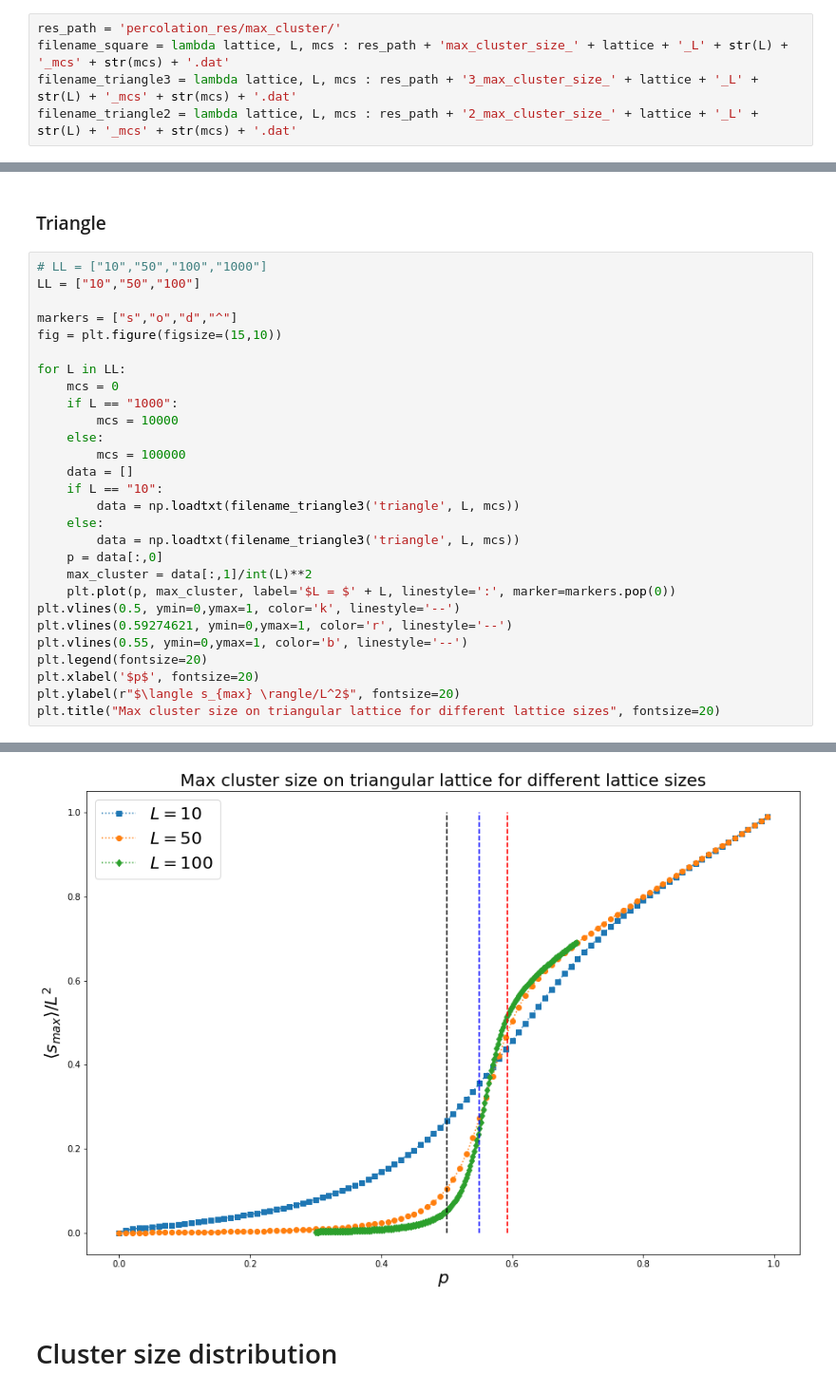
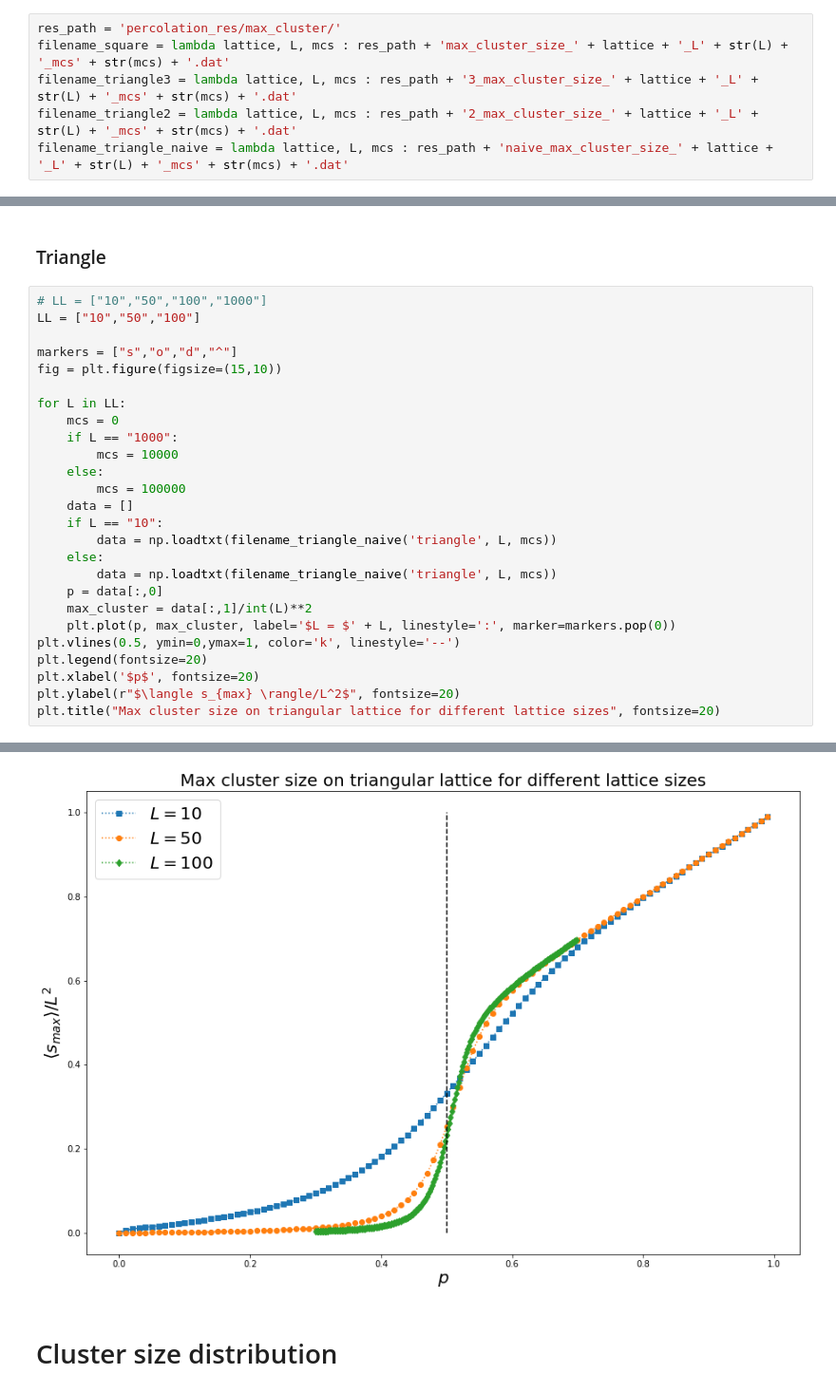
Before and after one commit to JakubPawlowskii/complex_systems, a Jupyter notebook: list1/percolation.ipynb, the cells around one changed output, grey strips where cells are left out. Shown: that part at 95% size. Saved outputs shown, nothing was run; the diff lists cells and outputs as text.

```diff
--- a/list1/percolation.ipynb
+++ b/list1/percolation.ipynb
@@ -65,6 +65,7 @@ res_path = 'percolation_res/max_cluster/'
 filename_square = lambda lattice, L, mcs : res_path + 'max_cluster_size_' + lattice + '_L' + str(L) + '_mcs' + str(mcs) + '.dat'
 filename_triangle3 = lambda lattice, L, mcs : res_path + '3_max_cluster_size_' + lattice + '_L' + str(L) + '_mcs' + str(mcs) + '.dat'
 filename_triangle2 = lambda lattice, L, mcs : res_path + '2_max_cluster_size_' + lattice + '_L' + str(L) + '_mcs' + str(mcs) + '.dat'
+filename_triangle_naive = lambda lattice, L, mcs : res_path + 'naive_max_cluster_size_' + lattice + '_L' + str(L) + '_mcs' + str(mcs) + '.dat'
 # %% [markdown]
 ### Square
 # %%
@@ -97,34 +98,32 @@ Text(0.5, 1.0, 'Max cluster size on square lattice for different lattice sizes')
 # %%
 # LL = ["10","50","100","1000"]
 LL = ["10","50","100"]
 
 markers = ["s","o","d","^"]
 fig = plt.figure(figsize=(15,10))
 
 for L in LL:
     mcs = 0
     if L == "1000":
         mcs = 10000
     else:
         mcs = 100000
     data = []
     if L == "10":
-        data = np.loadtxt(filename_triangle3('triangle', L, mcs))
+        data = np.loadtxt(filename_triangle_naive('triangle', L, mcs))
     else:
-        data = np.loadtxt(filename_triangle3('triangle', L, mcs))
+        data = np.loadtxt(filename_triangle_naive('triangle', L, mcs))
     p = data[:,0]
     max_cluster = data[:,1]/int(L)**2
     plt.plot(p, max_cluster, label='$L = $' + L, linestyle=':', marker=markers.pop(0))
 plt.vlines(0.5, ymin=0,ymax=1, color='k', linestyle='--')
-plt.vlines(0.59274621, ymin=0,ymax=1, color='r', linestyle='--')
-plt.vlines(0.55, ymin=0,ymax=1, color='b', linestyle='--')
 plt.legend(fontsize=20)
 plt.xlabel('$p$', fontsize=20)
 plt.ylabel(r"$\langle s_{max} \rangle/L^2$", fontsize=20)
 plt.title("Max cluster size on triangular lattice for different lattice sizes", fontsize=20)
 # %% [output]
 Text(0.5, 1.0, 'Max cluster size on triangular lattice for different lattice sizes')
-[figure, old version]
+[figure, new version]
 # %% [markdown]
 # Cluster size distribution
 # %%
```
Also changed, not shown: parts of 4 cells of this notebook, 5 other files.
